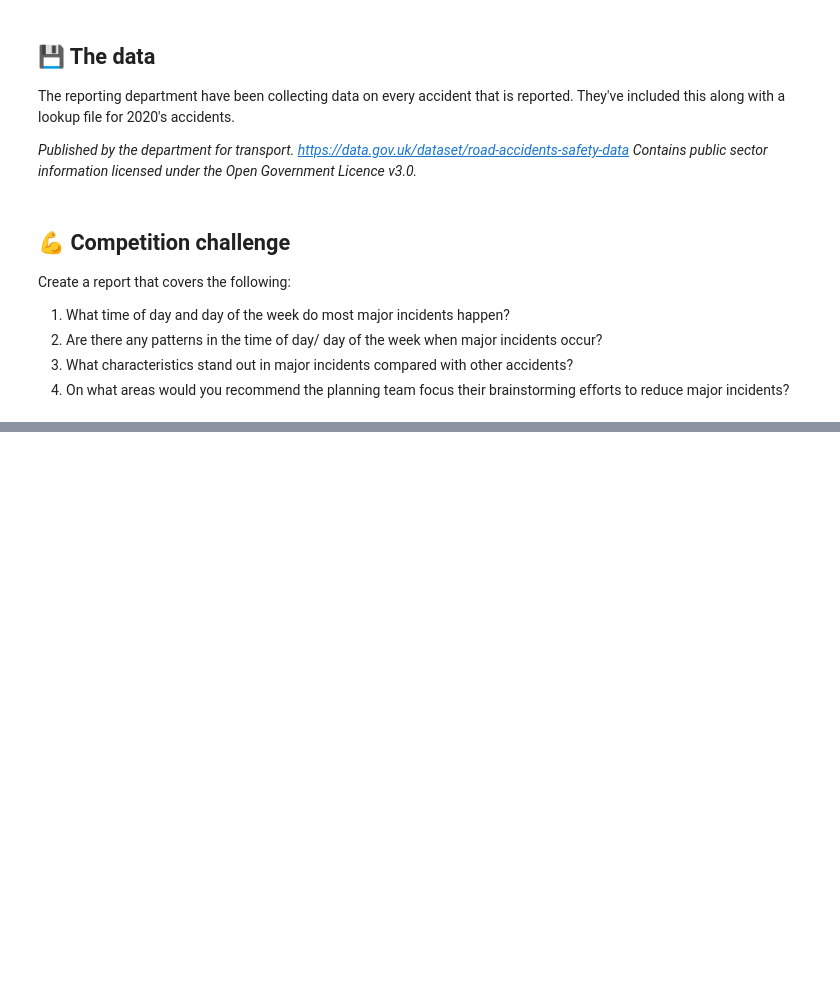
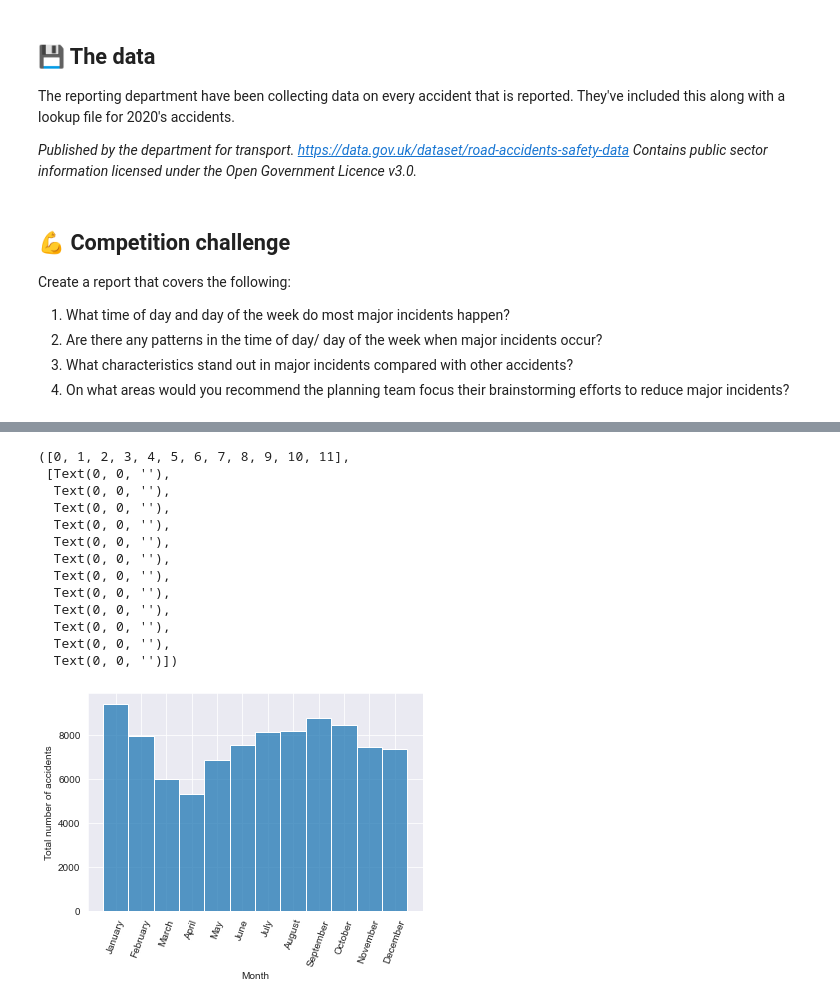
Before and after one commit to LuisEVT/High_Fatality_Accidents, a Jupyter notebook: High_Fatality_Accidents.ipynb, the cells around one changed output, grey strips where cells are left out. Cells and saved outputs as stored; diff of their text form; code cells hidden in the pictures; blank space fills up the shorter version.

```diff
--- a/High_Fatality_Accidents.ipynb
+++ b/High_Fatality_Accidents.ipynb
@@ -32,0 +170,23 @@ accidents.head()
+# %%
+# Create histogram for day of week
+sns.histplot(x = 'Month', data = df_accidents_timestamp.sort_values(by='date') )
+
+plt.ylabel('Total number of accidents')
+plt.xlabel('Month')
+
+plt.xticks( rotation = 70 )
+# %% [output]
+([0, 1, 2, 3, 4, 5, 6, 7, 8, 9, 10, 11],
+ [Text(0, 0, ''),
+  Text(0, 0, ''),
+  Text(0, 0, ''),
+  Text(0, 0, ''),
+  Text(0, 0, ''),
+  Text(0, 0, ''),
+  Text(0, 0, ''),
+  Text(0, 0, ''),
+  Text(0, 0, ''),
+  Text(0, 0, ''),
+  Text(0, 0, ''),
+  Text(0, 0, '')])
+[figure, added]
```
Also changed, not shown: parts of 17 cells of this notebook.
